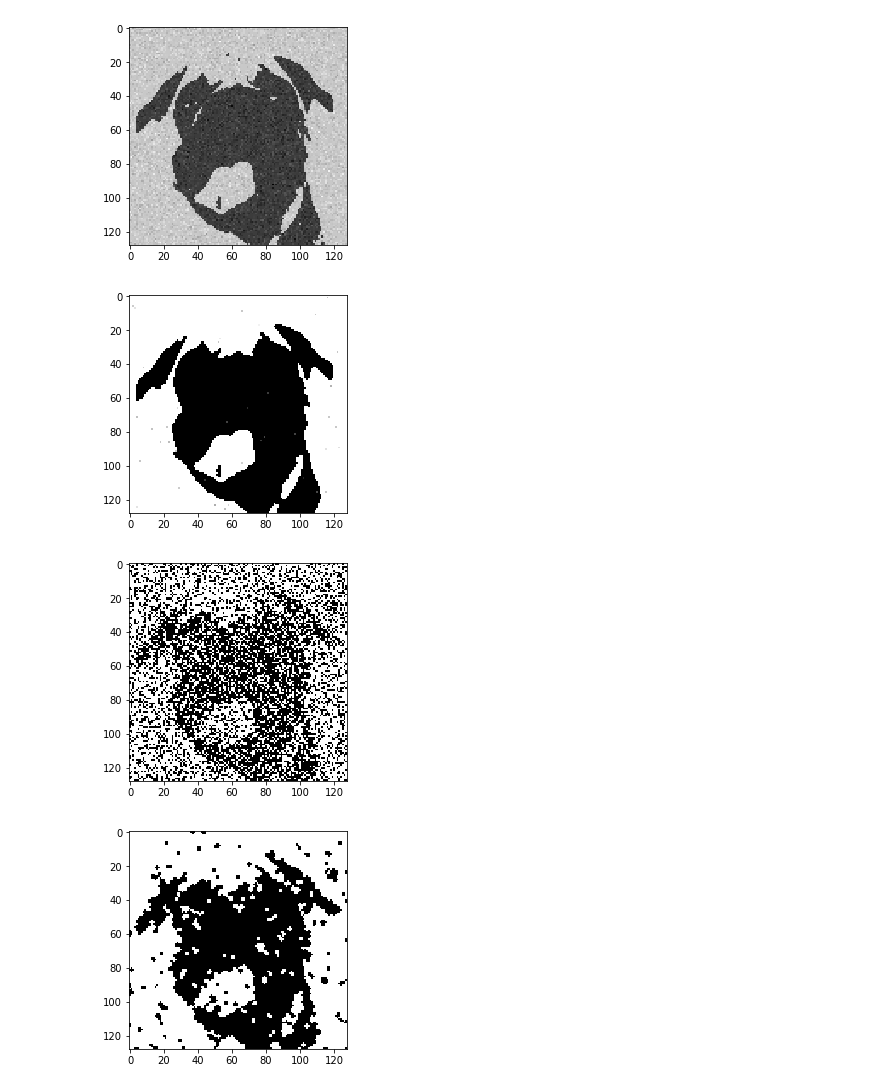
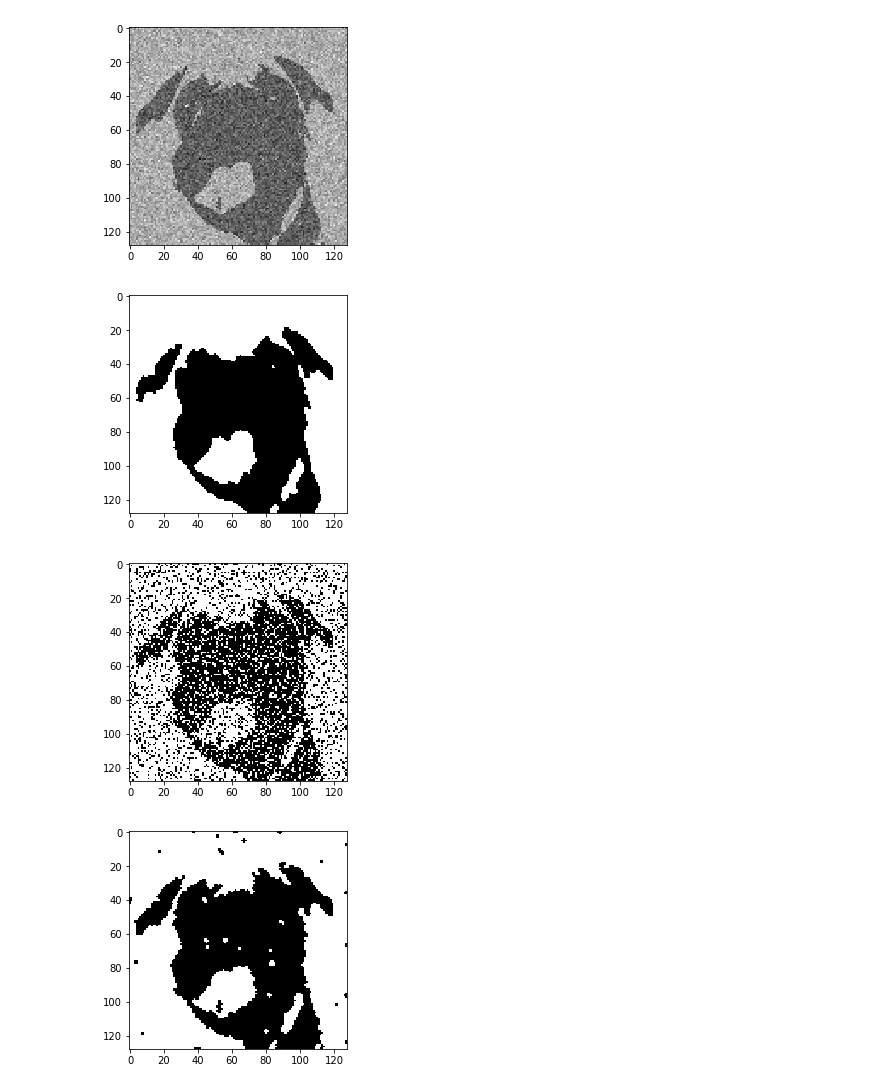
Before and after one commit to ThemisP/ml_cw2, a Jupyter notebook: CW2_themis.ipynb, the cells around one changed output. Drawn from its saved outputs; the diff is of its cells as text; code cells hidden in the pictures.

```diff
--- a/CW2_themis.ipynb
+++ b/CW2_themis.ipynb
@@ -82,9 +104,19 @@ def convertToBinary(im, threshold=0.5):
                 im[i][j] = 0
     return im
 
-prop = 0.7
-prop2 = 0.3
-varSigma = 0.1
+def add_lines(prop, imX):
+    im = imX.copy()
+    for i in range(0, im.shape[0]):
+        random = np.random.randint(1000)/1000
+        if(random>prop):
+            color = np.random.randint(256)/256
+            for j in range(im.shape[1]):
+                im[i][j] = color
+    return im
+
+prop = 1
+prop2 = 0.2
+varSigma = 0.3
 im = rgb2gray(imread('pug128x128.png'))
 # im = rgb2gray(imread.imread('pug128x128.png'))
 
@@ -112,5 +144,11 @@ ax3 = fig.add_subplot(133)
 ax3.imshow(im3,cmap='gray')
 
 plt.show()
+
+im4 = add_lines(0.7, im)
+
+
+plt.imshow(im4, cmap="gray")
+plt.show()
 # %% [output]
 [figure]
@@ -219,35 +259,42 @@ def denoise_Gibbs(imX, beta, eta, iterations, random=False):
                 else:
                     x[i][j] = -1
         else:
             for i in  range(x.shape[0]):
                 for j in range(x.shape[1]):
                     if(prob_Gibbs(x,originalIM,i,j, beta, eta)):
                         x[i][j] = 1
                     else:
                         x[i][j] = -1
         originalIM = x.copy()
     return x
 
 
 fig = plt.figure()
 # imNormalised = 2*(im2.copy())-1
-im2Gibbs = denoise_Gibbs(im2, 1.2, 10, 10, random=True)
+im2Gibbs = denoise_Gibbs(im2, 1, 10, 10, random=False)
 im3Gibbs = denoise_Gibbs(im3, 1.2, 10, 10, random=False)
+im4Gibbs = denoise_Gibbs(im4, 1.2, 10, 10, random=False)
 
 
 plt.imshow(im2,cmap='gray')
 plt.show()
 
 plt.imshow(im2Gibbs,cmap='gray')
 plt.show()
 
 plt.imshow(im3,cmap="gray")
 plt.show()
 
 plt.imshow(im3Gibbs, cmap="gray")
 plt.show()
+
+plt.imshow(im4,cmap="gray")
+plt.show()
+
+plt.imshow(im4Gibbs, cmap="gray")
+plt.show()
 # %% [output]
-[figure, old version]
+[figure, new version]
-[figure, old version]
+[figure, new version]
-[figure, old version]
+[figure, new version]
-[figure, old version]
+[figure, new version]
```
Also changed, not shown: parts of 7 cells of this notebook, 8 other files.
